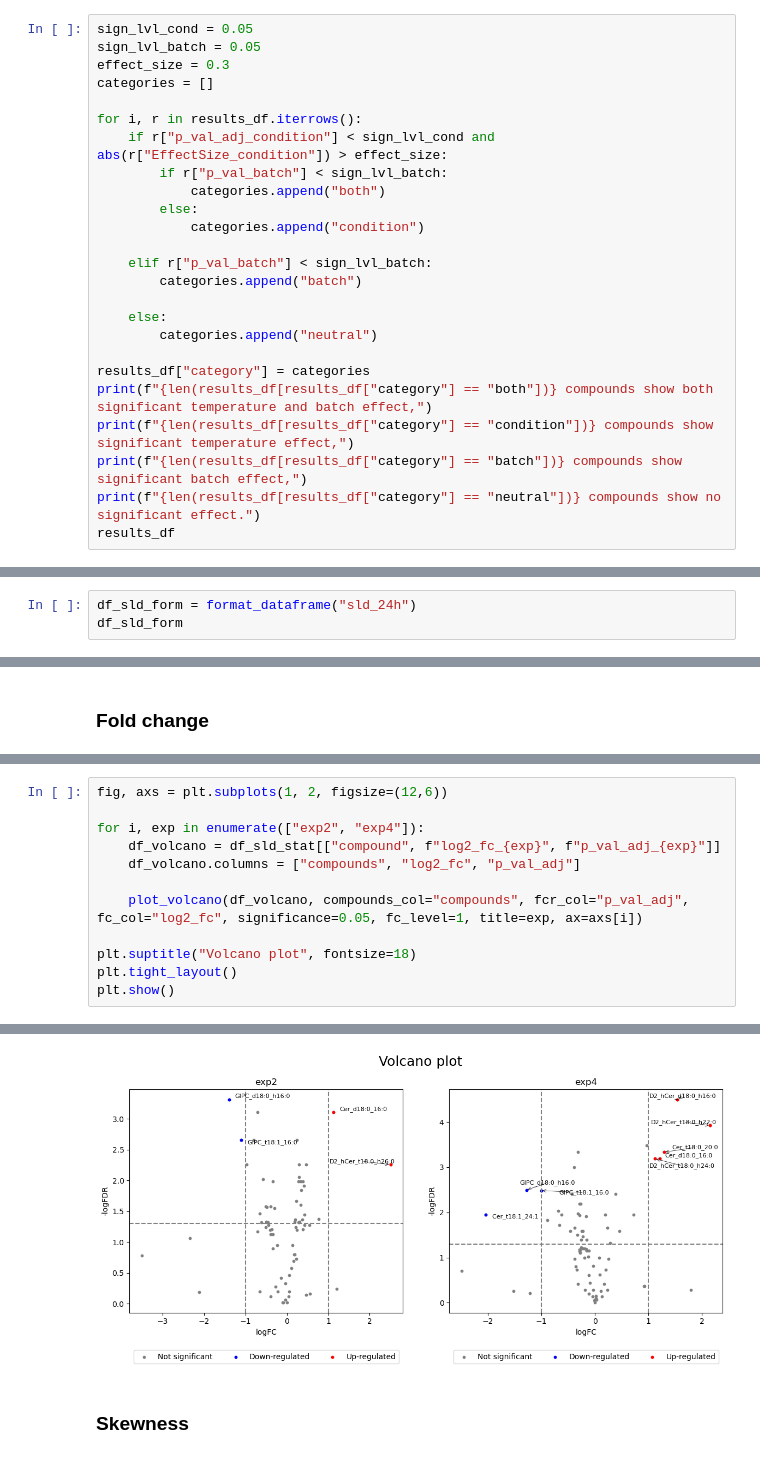
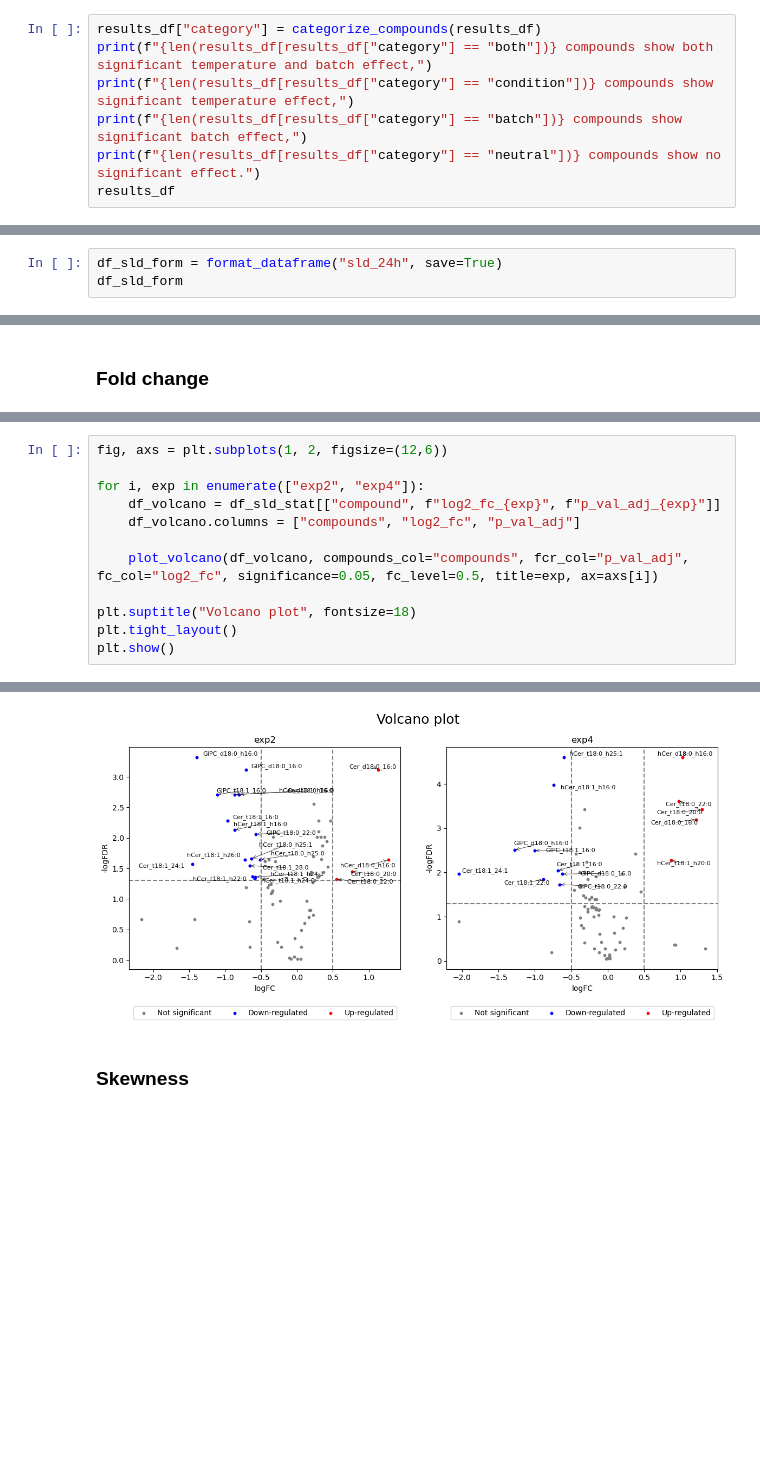
Before and after one commit to janniswi00/sphingo_modelling, a Jupyter notebook: code/analysis.ipynb, the cells around one changed output, grey strips where cells are left out. Saved outputs shown, nothing was run; the diff lists cells and outputs as text; blank space fills up the shorter version.

Commit message:
sld 24h: batch correction

```diff
--- a/code/analysis.ipynb
+++ b/code/analysis.ipynb
@@ -485,25 +433,7 @@ results_df["p_val_adj_condition"] = multipletests(
 # %% [markdown]
 ## Categorize compounds
 # %%
-sign_lvl_cond = 0.05
-sign_lvl_batch = 0.05
-effect_size = 0.3
-categories = []
-
-for i, r in results_df.iterrows():
-    if r["p_val_adj_condition"] < sign_lvl_cond and abs(r["EffectSize_condition"]) > effect_size:
-        if r["p_val_batch"] < sign_lvl_batch:
-            categories.append("both")
-        else:
-            categories.append("condition")
-
-    elif r["p_val_batch"] < sign_lvl_batch:
-        categories.append("batch")
-
-    else:
-        categories.append("neutral")
-
-results_df["category"] = categories
+results_df["category"] = categorize_compounds(results_df)
 print(f"{len(results_df[results_df["category"] == "both"])} compounds show both significant temperature and batch effect,")
 print(f"{len(results_df[results_df["category"] == "condition"])} compounds show significant temperature effect,")
 print(f"{len(results_df[results_df["category"] == "batch"])} compounds show significant batch effect,")
@@ -735,7 +664,7 @@ Text(0.5, 1.0, 'PCA – significant metabolites only')
 # %% [markdown]
 ## Format data
 # %%
-df_sld_form = format_dataframe("sld_24h")
+df_sld_form = format_dataframe("sld_24h", save=True)
 df_sld_form
 # %% [output]
 |  | compound | exp2_22deg_1 | exp2_22deg_2 | exp2_22deg_3 | exp2_22deg_4 | exp2_37deg_1 | exp2_37deg_2 | ... |
@@ -864,7 +813,7 @@ for i, exp in enumerate(["exp2", "exp4"]):
     df_volcano = df_sld_stat[["compound", f"log2_fc_{exp}", f"p_val_adj_{exp}"]]
     df_volcano.columns = ["compounds", "log2_fc", "p_val_adj"]
 
-    plot_volcano(df_volcano, compounds_col="compounds", fcr_col="p_val_adj", fc_col="log2_fc", significance=0.05, fc_level=1, title=exp, ax=axs[i])
+    plot_volcano(df_volcano, compounds_col="compounds", fcr_col="p_val_adj", fc_col="log2_fc", significance=0.05, fc_level=0.5, title=exp, ax=axs[i])
 
 plt.suptitle("Volcano plot", fontsize=18)
 plt.tight_layout()
@@ -873,4 +823,4 @@ plt.show()
-[figure, old version]
+[figure, new version]
 # %% [markdown]
 ### Skewness
 # %%
```
Also changed, not shown: parts of 27 cells of this notebook.
